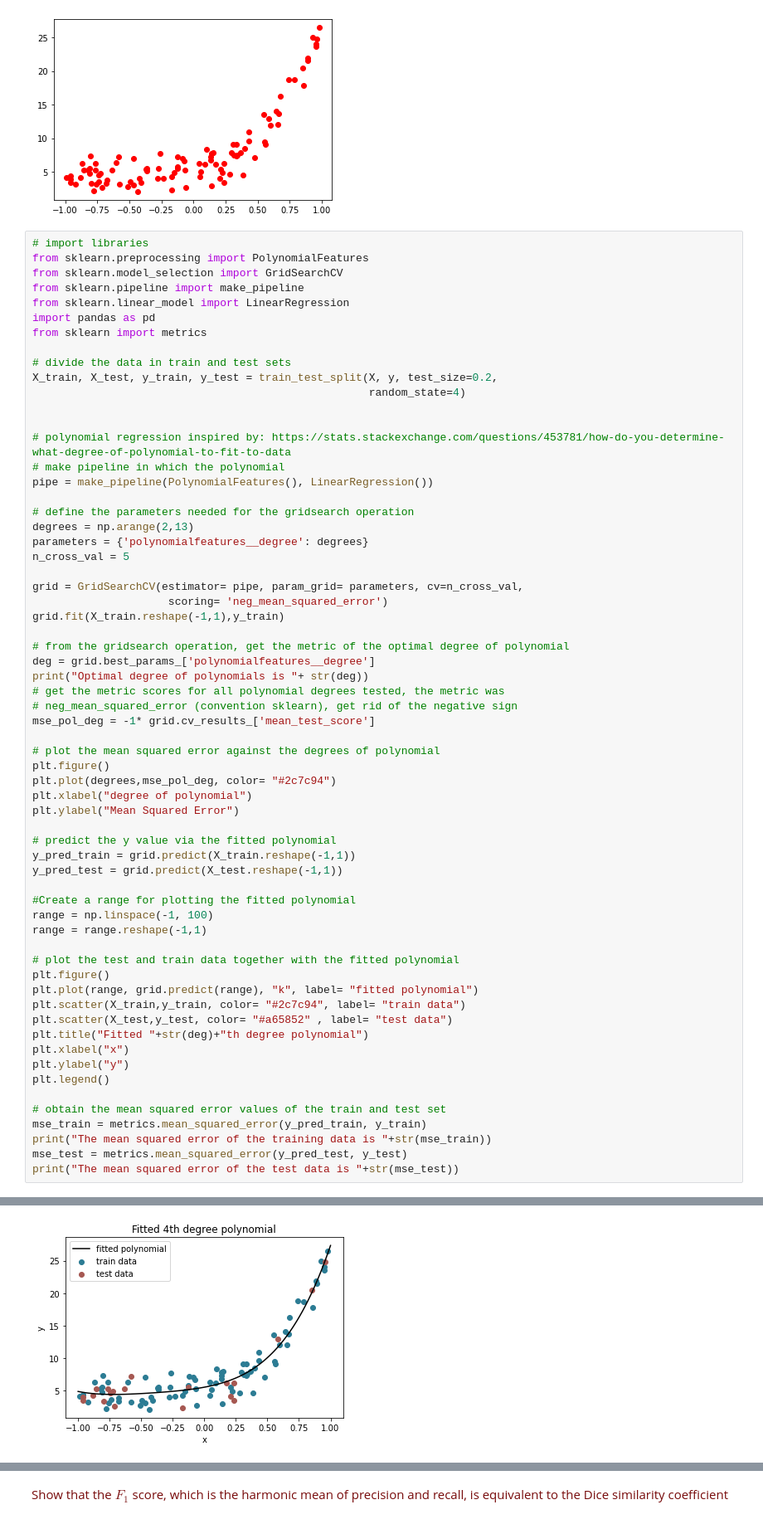
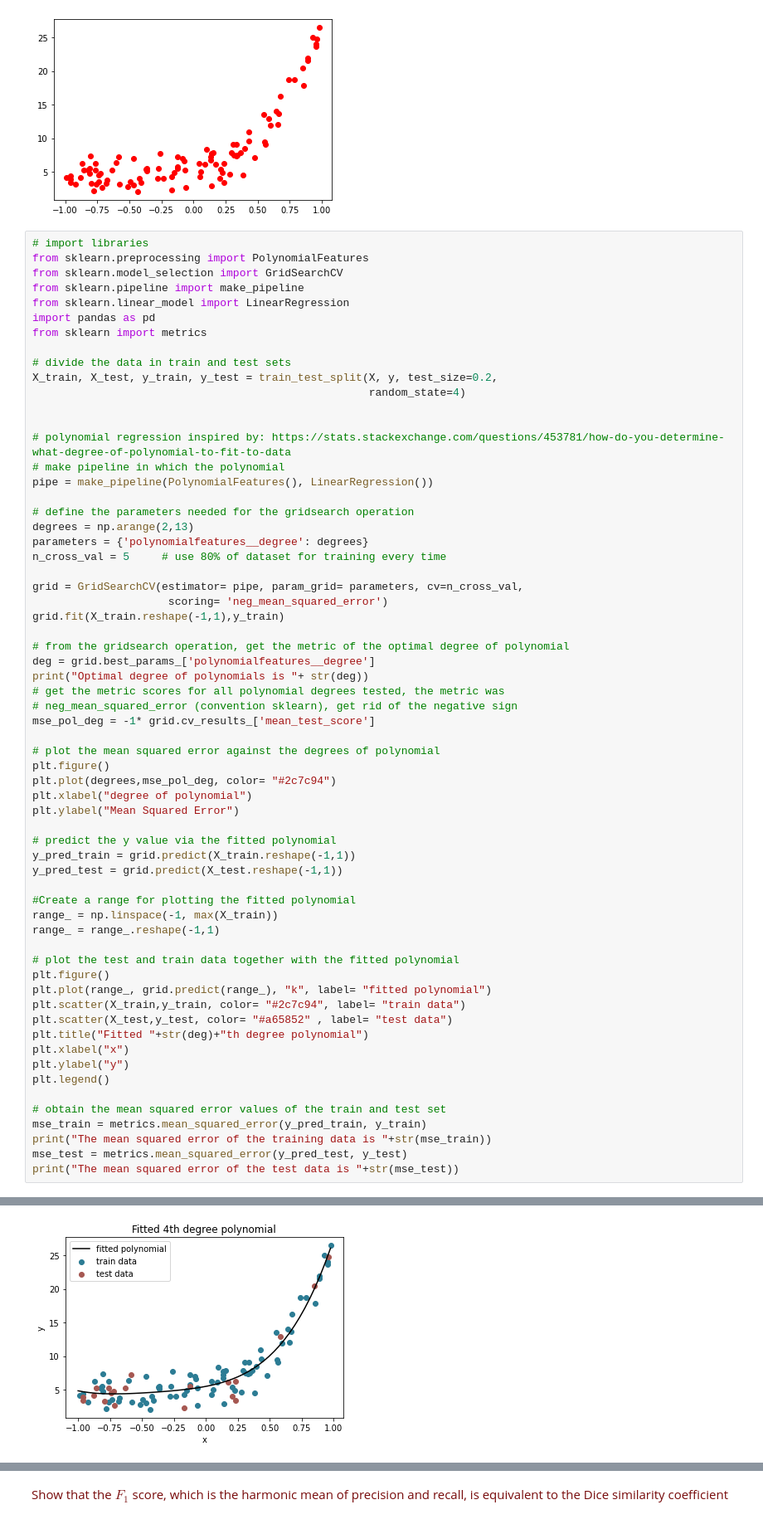
Before and after one commit to sarahlou-dr/8dm50-machine-learning, a Jupyter notebook: practicals/week_2.ipynb, the cells around one changed output, grey strips where cells are left out. Shown at 83% size. Drawn from its saved outputs; the diff is of its cells as text.

```diff
--- a/practicals/week_2.ipynb
+++ b/practicals/week_2.ipynb
@@ -197,7 +197,7 @@ pipe = make_pipeline(PolynomialFeatures(), LinearRegression())
 # define the parameters needed for the gridsearch operation
 degrees = np.arange(2,13)
 parameters = {'polynomialfeatures__degree': degrees}
-n_cross_val = 5
+n_cross_val = 5     # use 80% of dataset for training every time
 
 grid = GridSearchCV(estimator= pipe, param_grid= parameters, cv=n_cross_val,
                      scoring= 'neg_mean_squared_error')
@@ -214,37 +214,37 @@ mse_pol_deg = -1* grid.cv_results_['mean_test_score']
 plt.figure()
 plt.plot(degrees,mse_pol_deg, color= "#2c7c94")
 plt.xlabel("degree of polynomial")
 plt.ylabel("Mean Squared Error")
 
 # predict the y value via the fitted polynomial
 y_pred_train = grid.predict(X_train.reshape(-1,1))
 y_pred_test = grid.predict(X_test.reshape(-1,1))
 
 #Create a range for plotting the fitted polynomial
-range = np.linspace(-1, 100)
-range = range.reshape(-1,1)
+range_ = np.linspace(-1, max(X_train))
+range_ = range_.reshape(-1,1)
 
 # plot the test and train data together with the fitted polynomial
 plt.figure()
-plt.plot(range, grid.predict(range), "k", label= "fitted polynomial")
+plt.plot(range_, grid.predict(range_), "k", label= "fitted polynomial")
 plt.scatter(X_train,y_train, color= "#2c7c94", label= "train data")
 plt.scatter(X_test,y_test, color= "#a65852" , label= "test data")
 plt.title("Fitted "+str(deg)+"th degree polynomial")
 plt.xlabel("x")
 plt.ylabel("y")
 plt.legend()
 
 # obtain the mean squared error values of the train and test set
 mse_train = metrics.mean_squared_error(y_pred_train, y_train)
 print("The mean squared error of the training data is "+str(mse_train))
 mse_test = metrics.mean_squared_error(y_pred_test, y_test)
 print("The mean squared error of the test data is "+str(mse_test))
 # %% [output]
 Optimal degree of polynomials is 4
 The mean squared error of the training data is 2.4208541892336815
 The mean squared error of the test data is 2.166328035753473
 [figure]
-[figure, old version]
+[figure, new version]
 # %% [markdown]
 Implement polynomial regression using the `sklearn.preprocessing.PolynomialFeatures` transformation. Using the `sklearn.grid_search.GridSearchCV` class, perform a grid search of the polynomial order hyperparameter space with cross-validation and report the performance on an independent test set.
 
```
Also changed, not shown: parts of 3 cells of this notebook.
